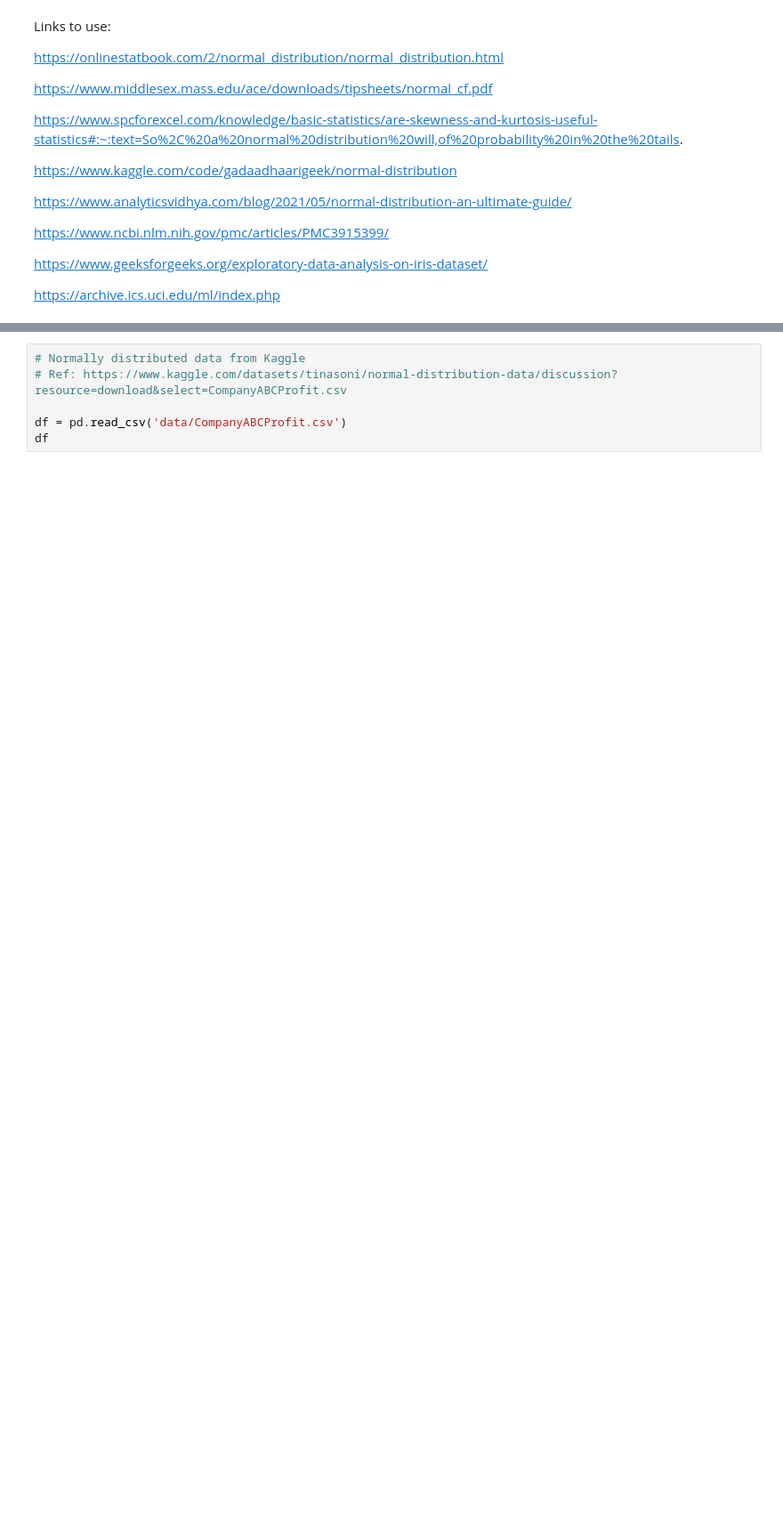
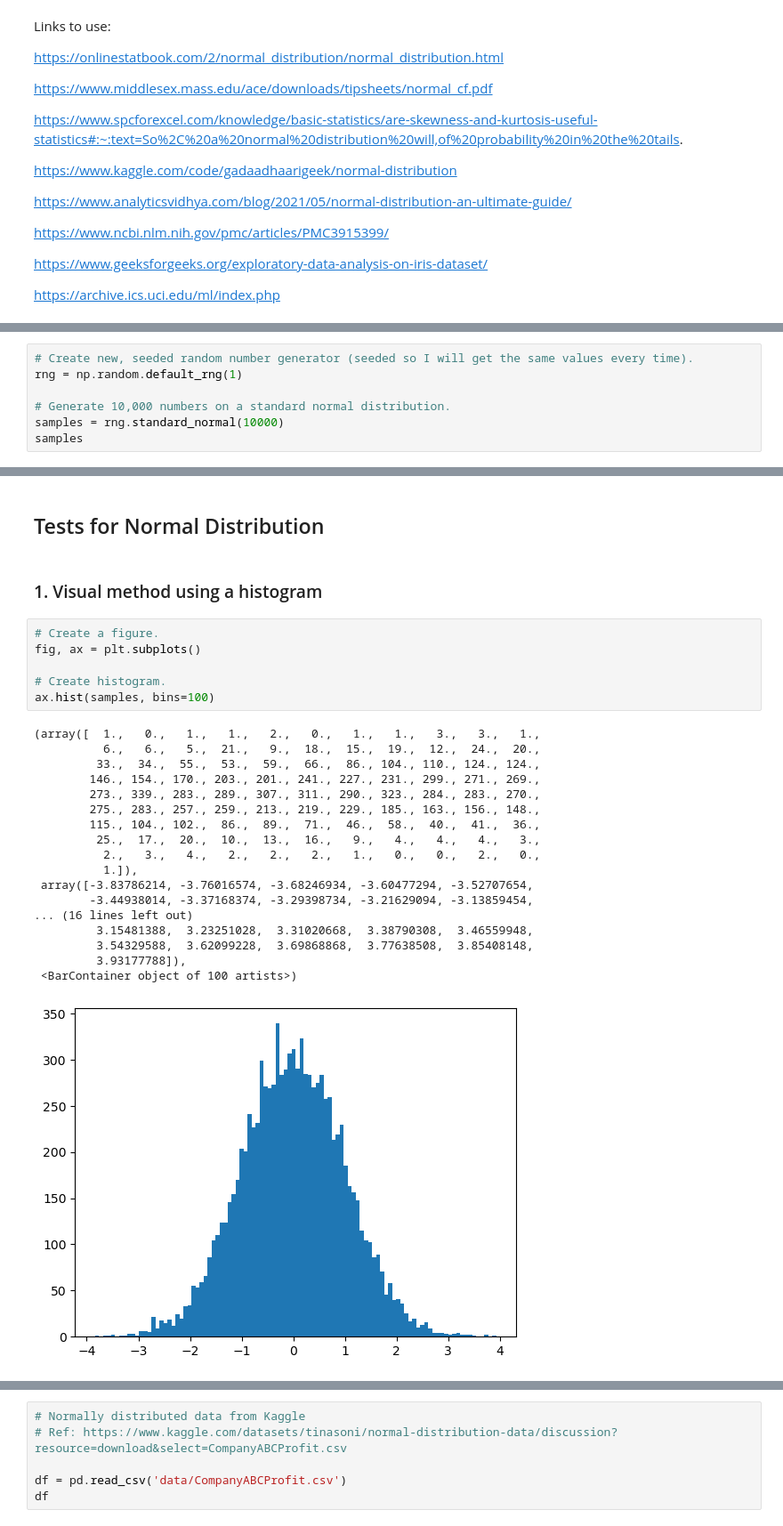
Before and after one commit to elainetynan/funddata-assessment, a Jupyter notebook: normalDistribution/NormalDistribution.ipynb, the cells around one changed output, grey strips where cells are left out. Shown at 89% size. Saved outputs shown, nothing was run; the diff lists cells and outputs as text; blank space fills up the shorter version.

Commit message:
Generated random normal and chisquare data, tested it for normal distribution

```diff
--- a/normalDistribution/NormalDistribution.ipynb
+++ b/normalDistribution/NormalDistribution.ipynb
@@ -58,0 +63,7 @@ import pandas as pd
+# %%
+# Create new, seeded random number generator (seeded so I will get the same values every time).
+rng = np.random.default_rng(1)
+
+# Generate 10,000 numbers on a standard normal distribution.
+samples = rng.standard_normal(10000)
+samples
@@ -58,0 +82,29 @@ import pandas as pd
+# %% [markdown]
+## Tests for Normal Distribution
+# %% [markdown]
+### 1. Visual method using a histogram
+# %%
+# Create a figure.
+fig, ax = plt.subplots()
+
+# Create histogram.
+ax.hist(samples, bins=100)
+# %% [output]
+(array([  1.,   0.,   1.,   1.,   2.,   0.,   1.,   1.,   3.,   3.,   1.,
+          6.,   6.,   5.,  21.,   9.,  18.,  15.,  19.,  12.,  24.,  20.,
+         33.,  34.,  55.,  53.,  59.,  66.,  86., 104., 110., 124., 124.,
+        146., 154., 170., 203., 201., 241., 227., 231., 299., 271., 269.,
+        273., 339., 283., 289., 307., 311., 290., 323., 284., 283., 270.,
+        275., 283., 257., 259., 213., 219., 229., 185., 163., 156., 148.,
+        115., 104., 102.,  86.,  89.,  71.,  46.,  58.,  40.,  41.,  36.,
+         25.,  17.,  20.,  10.,  13.,  16.,   9.,   4.,   4.,   4.,   3.,
+          2.,   3.,   4.,   2.,   2.,   2.,   1.,   0.,   0.,   2.,   0.,
+          1.]),
+ array([-3.83786214, -3.76016574, -3.68246934, -3.60477294, -3.52707654,
+        -3.44938014, -3.37168374, -3.29398734, -3.21629094, -3.13859454,
+... (16 lines left out)
+         3.15481388,  3.23251028,  3.31020668,  3.38790308,  3.46559948,
+         3.54329588,  3.62099228,  3.69868868,  3.77638508,  3.85408148,
+         3.93177788]),
+ <BarContainer object of 100 artists>)
+[figure, added]
```
Also changed, not shown: parts of 47 cells of this notebook, 2 other files.
